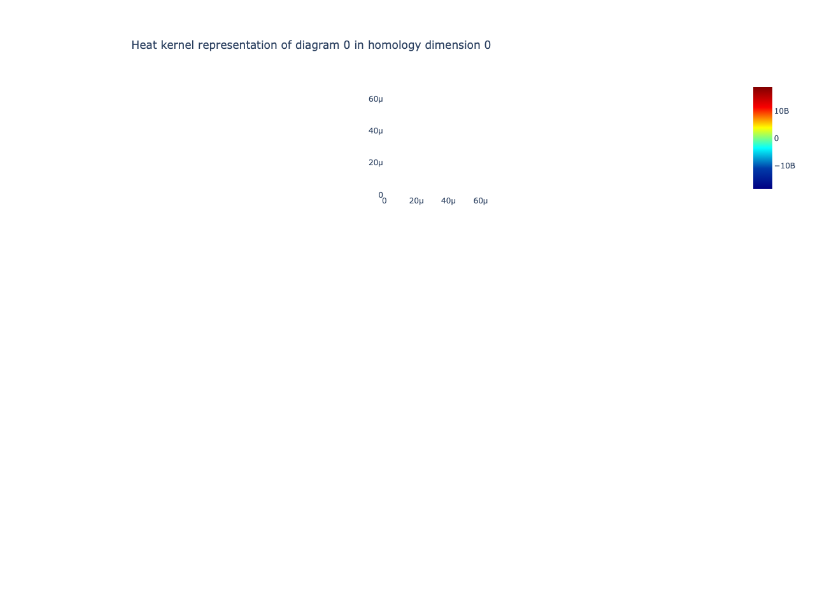
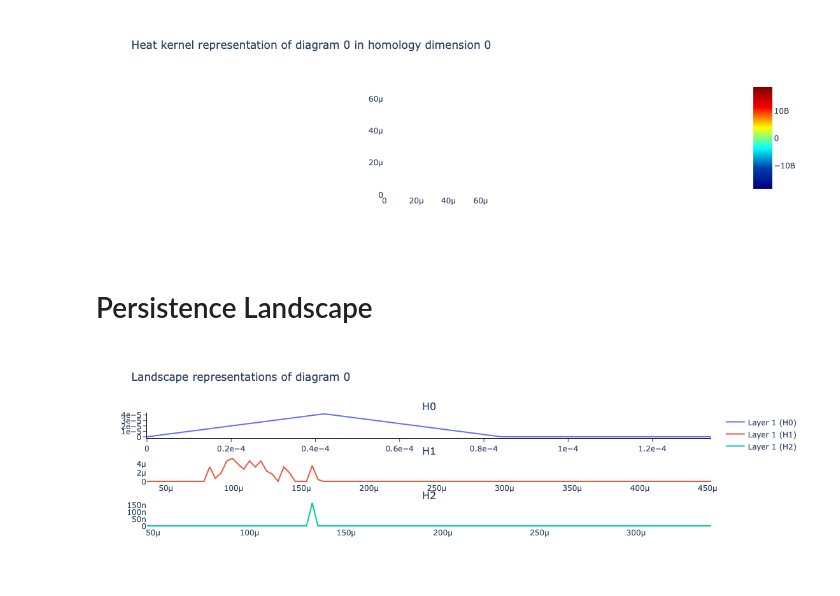
Before and after one commit to peppey/Topological-Data-Analysis-on-Brain-Data, a Jupyter notebook: EEG_Data_Analysis/Data_Exploration.ipynb, the cells around one changed output. Saved outputs shown, nothing was run; the diff lists cells and outputs as text; code cells hidden in the pictures; blank space fills up the shorter version.

Commit message:
Added visualizations of persistence landscape and silhouette

```diff
--- a/EEG_Data_Analysis/Data_Exploration.ipynb
+++ b/EEG_Data_Analysis/Data_Exploration.ipynb
@@ -183,3 +191,12 @@ HK.plot(heatkernel, homology_dimension_idx=0, colorscale='jet')
 # %% [output]
 Heat kernel intensity of label 7 for homology dimension 0: 8385554457.545019
 [figure]
+# %% [markdown]
+# Persistence Landscape
+# %%
+PL = PersistenceLandscape()
+# %%
+landscape = PL.fit_transform(train_short_persistence_diagrams_label_1)
+PL.plot(landscape)
+# %% [output]
+[figure, added]
```
Also changed, not shown: parts of 14 cells of this notebook.
